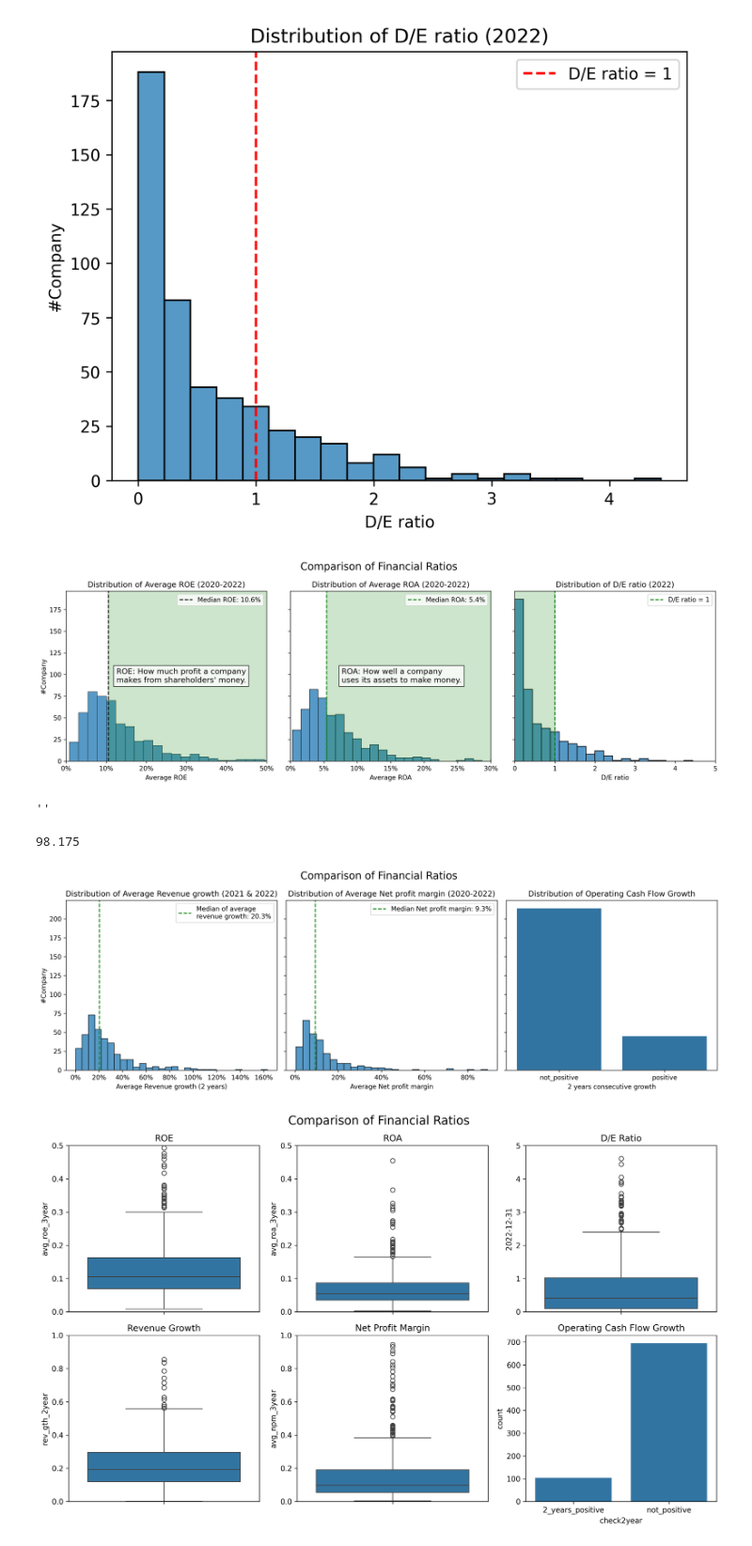
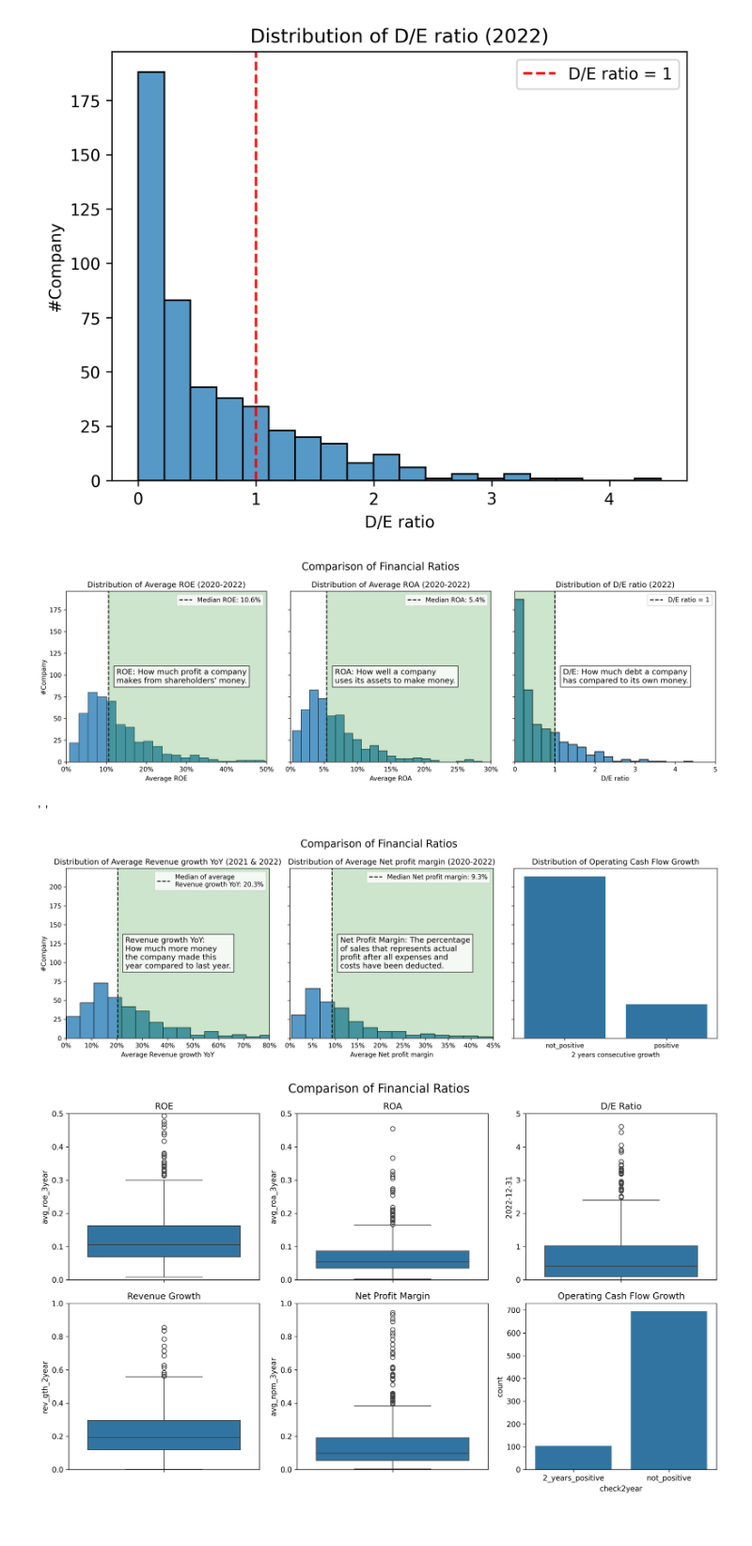
Before and after one commit to suparuek2405/Stock-screening-with-python, a Jupyter notebook: Group_assignment_Tacocat_set_yfinance.ipynb, the cells around one changed output. Shown at 94% size. Drawn from its saved outputs; the diff is of its cells as text; code cells hidden in the pictures.

```diff
--- a/Group_assignment_Tacocat_set_yfinance.ipynb
+++ b/Group_assignment_Tacocat_set_yfinance.ipynb
@@ -697,15 +697,15 @@ axes[0].text(median_roe + (axes[0].get_xlim()[1] - median_roe) * 0.05, (y_min+y_
 
 axes[1].set_ylim(0, y_max)
 axes[1].fill_betweenx(y=[y_min, y_max], x1=median_roa, x2=axes[1].get_xlim()[1], color='green', alpha=0.2)
-axes[1].text(median_roa + (axes[0].get_xlim()[1] - median_roa) * 0.05, (y_min+y_max)/2,
+axes[1].text(median_roa + (axes[1].get_xlim()[1] - median_roa) * 0.05, (y_min+y_max)/2,
              'ROA: How well a company\nuses its assets to make money.',
              color='black', fontsize=12, bbox=dict(facecolor='white', alpha=0.8),
              ha='left', va='center')
 
 axes[2].set_ylim(0, y_max)
-axes[2].fill_betweenx(y=[y_min, y_max], x1=axes[2].get_xlim()[2], x2=de_line, color='green', alpha=0.2)
-axes[2].text(de_line + (axes[0].get_xlim()[1] - de_line) * 0.05, (y_min+y_max)/2,
-             'D/E: How much debt a company has compared to its own money.',
+axes[2].fill_betweenx(y=[y_min, y_max], x1=axes[2].get_xlim()[0], x2=de_line, color='green', alpha=0.2)
+axes[2].text(de_line + (axes[2].get_xlim()[1] - de_line) * 0.05, (y_min+y_max)/2,
+             'D/E: How much debt a company\nhas compared to its own money.',
              color='black', fontsize=12, bbox=dict(facecolor='white', alpha=0.8),
              ha='left', va='center')
 
@@ -715,12 +715,8 @@ plt.tight_layout()
 plt.show()
 ;
 # %% [output]
-[figure, old version]
+[figure, new version]
 ''
-# %%
-sum(axes[0].get_ylim())/2
-# %% [output]
-98.175
 # %%
 # Create a figure with 3 subplots
 fig, axes = plt.subplots(1, 3, sharey=True, figsize=(15, 5))
@@ -734,11 +730,12 @@ rev_gth['rev_gth_2year'] = rev_gth[['2021-12-31', '2022-12-31']].mean(axis=1) #g
 # Plot revenue growth distribution on the first subplot
 sns.histplot(x='rev_gth_2year', data=rev_gth, ax=axes[0])
 median_gth = rev_gth['rev_gth_2year'].median()
-axes[0].axvline(median_gth, color='green', linestyle='--', label=f'Median of average\nrevenue growth: {median_gth*100:.1f}%')
+axes[0].axvline(median_gth, color='black', linestyle='--', label=f'Median of average\nRevenue growth YoY: {median_gth*100:.1f}%')
 axes[0].xaxis.set_major_formatter(FuncFormatter(lambda x, _: f'{x*100:.0f}%'))
-axes[0].set_title('Distribution of Average Revenue growth (2021 & 2022)')
-axes[0].set_xlabel('Average Revenue growth (2 years)')
+axes[0].set_title('Distribution of Average Revenue growth YoY (2021 & 2022)')
+axes[0].set_xlabel('Average Revenue growth YoY')
 axes[0].set_ylabel('#Company')
+axes[0].set_xlim(0, 0.8)
 axes[0].legend()
 
 # Condition for NPM
@@ -749,37 +746,59 @@ npm['avg_npm_3year'] = npm[['2020-12-31', '2021-12-31', '2022-12-31']].mean(axis
 npm = npm[npm['symbol'].isin(set(rev_gth['symbol']))] #filter only symbol contains in rev_gth table
 
 # Plot NPM distribution on the second subplot
 sns.histplot(x='avg_npm_3year', data=npm, ax=axes[1])
 median_npm = npm['avg_npm_3year'].median()
-axes[1].axvline(median_npm, color='green', linestyle='--', label=f'Median Net profit margin: {median_npm*100:.1f}%')
+axes[1].axvline(median_npm, color='black', linestyle='--', label=f'Median Net profit margin: {median_npm*100:.1f}%')
 axes[1].xaxis.set_major_formatter(FuncFormatter(lambda x, _: f'{x*100:.0f}%'))
 axes[1].set_title('Distribution of Average Net profit margin (2020-2022)')
 axes[1].set_xlabel('Average Net profit margin')
 axes[1].set_ylabel('#Company')
-# axes[1].set_xlim(0, 0.3)
+axes[1].set_xlim(0, 0.45)
 axes[1].legend()
 
 # Condition for operating cashflow
 oper = get_operating_cashflow_growth(2020,2022)
 oper.dropna(inplace=True) #drop na values
 oper['2 years consecutive growth'] = ((oper['2021-12-31'] > 0) & (oper['2022-12-31'] > 0)).apply(lambda x: 'positive' if x else 'not_positive')
 oper = oper[oper['symbol'].isin(set(npm['symbol']))] #filter only symbol contains in npm table
 
-
 # Plot operating cashflow distribution on the third subplot
 sns.countplot(x='2 years consecutive growth', data=oper, ax=axes[2], order=['not_positive', 'positive'])
 axes[2].set_title('Distribution of Operating Cash Flow Growth')
 axes[2].set_xlabel('2 years consecutive growth')
 axes[2].set_ylabel('#Company')
 axes[2].set_title('Distribution of Operating Cash Flow Growth')
 
+#add highlight and textbox
+y_min, y_max = axes[0].get_ylim()
+
+axes[0].set_ylim(0, y_max)
+axes[0].fill_betweenx(y=[y_min, y_max], x1=median_gth, x2=axes[0].get_xlim()[1], color='green', alpha=0.2)
+axes[0].text(median_gth + (axes[0].get_xlim()[1] - median_gth) * 0.05, (y_min+y_max)/2,
+             'Revenue growth YoY:\nHow much more money\nthe company made this\nyear compared to last year.',
+             color='black', fontsize=12, bbox=dict(facecolor='white', alpha=0.8),
+             ha='left', va='center')
+
+axes[1].set_ylim(0, y_max)
+axes[1].fill_betweenx(y=[y_min, y_max], x1=median_npm, x2=axes[1].get_xlim()[1], color='green', alpha=0.2)
+axes[1].text(median_npm + (axes[1].get_xlim()[1] - median_npm) * 0.05, (y_min+y_max)/2,
+             'Net Profit Margin: The percentage\nof sales that represents actual \nprofit after all expenses and\ncosts have been deducted.',
+             color='black', fontsize=12, bbox=dict(facecolor='white', alpha=0.8),
+             ha='left', va='center')
+
+# axes[2].set_ylim(0, y_max)
+# axes[2].fill_betweenx(y=[y_min, y_max], x1=axes[2].get_xlim()[0], x2=de_line, color='green', alpha=0.2)
+# axes[2].text(de_line + (axes[2].get_xlim()[1] - de_line) * 0.05, (y_min+y_max)/2,
+#              'D/E: How much debt a company\nhas compared to its own money.',
+#              color='black', fontsize=12, bbox=dict(facecolor='white', alpha=0.8),
+#              ha='left', va='center')
 
 # Adjust the layout and display the plot
 plt.suptitle('Comparison of Financial Ratios', fontsize=16)
 plt.tight_layout()
 plt.show()
 # %% [output]
-[figure, old version]
+[figure, new version]
 # %%
 # prompt: create plot with 2x3 subplot
 
```
